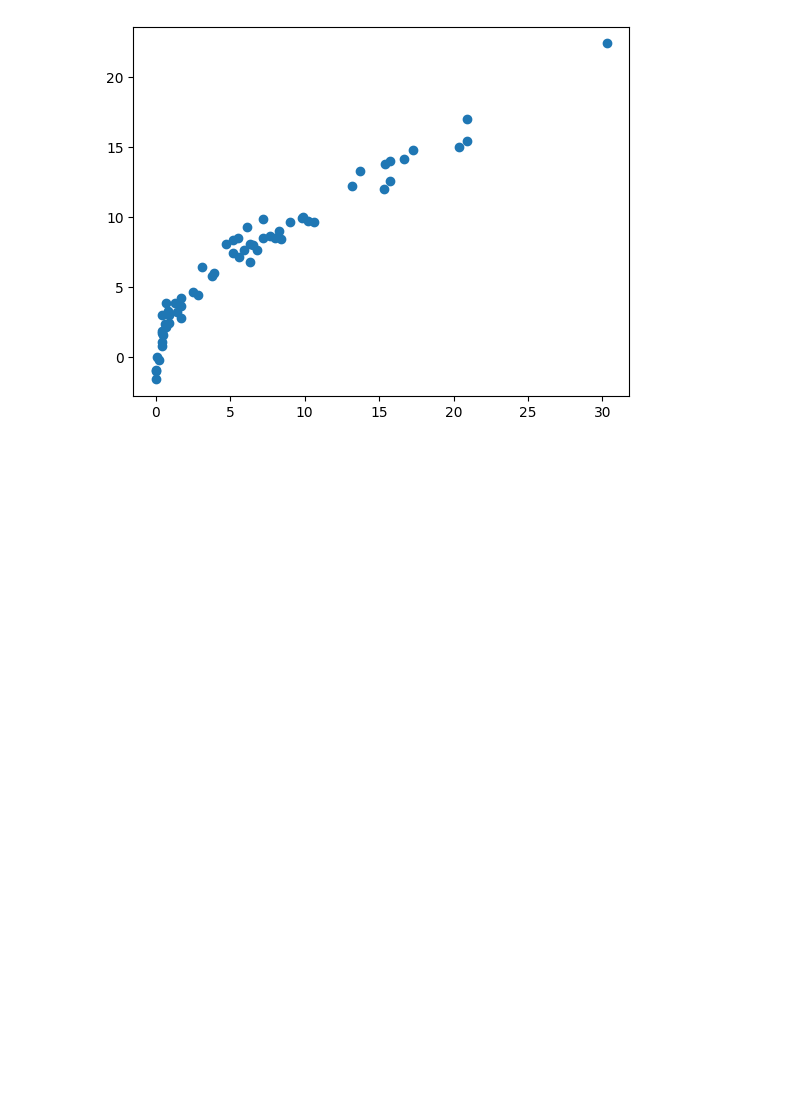
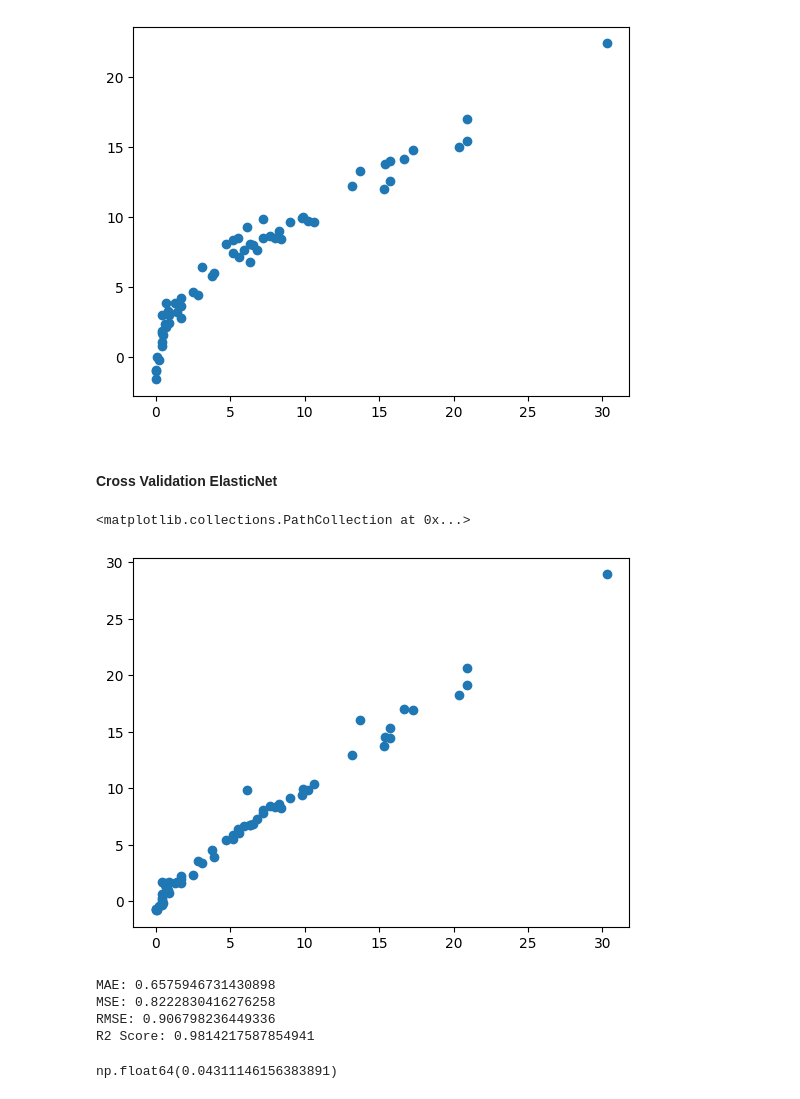
Before and after one commit to SukritDeb/Algerian-Forest-Fire-Predictor, a Jupyter notebook: model-training.ipynb, the cells around one changed output. Drawn from its saved outputs; the diff is of its cells as text; code cells hidden in the pictures; blank space fills up the shorter version.

```diff
--- a/model-training.ipynb
+++ b/model-training.ipynb
@@ -234,0 +328,6 @@ plt.scatter(y_test, y_pred)
+# %%
+from sklearn.linear_model import RidgeCV
+ridge_cv=RidgeCV(cv=5)
+ridge_cv.fit(X_train_scaled, y_train)
+y_pred=ridge_cv.predict(X_test_scaled)
+plt.scatter(y_test, y_pred)
@@ -258,3 +392,32 @@ plt.scatter(y_test, y_pred)
 # %% [output]
 <matplotlib.collections.PathCollection at 0x...>
 [figure]
+# %% [markdown]
+#### Cross Validation ElasticNet
+# %%
+from sklearn.linear_model import ElasticNetCV
+en_cv=ElasticNetCV(cv=5)
+en_cv.fit(X_train_scaled, y_train)
+y_pred=en_cv.predict(X_test_scaled)
+plt.scatter(y_test, y_pred)
+# %% [output]
+<matplotlib.collections.PathCollection at 0x...>
+[figure, added]
+# %%
+mae=mean_absolute_error(y_test, y_pred)
+mse=mean_squared_error(y_test, y_pred)
+rmse=np.sqrt(mse)
+r2=r2_score(y_test, y_pred)
+print('MAE:', mae)
+print('MSE:', mse)
+print('RMSE:', rmse)
+print('R2 Score:', r2)
+# %% [output]
+MAE: 0.6575946731430898
+MSE: 0.8222830416276258
+RMSE: 0.906798236449336
+R2 Score: 0.9814217587854941
+# %%
+en_cv.alpha_
+# %% [output]
+np.float64(0.04311146156383891)
```
Also changed, not shown: parts of 15 cells of this notebook.
